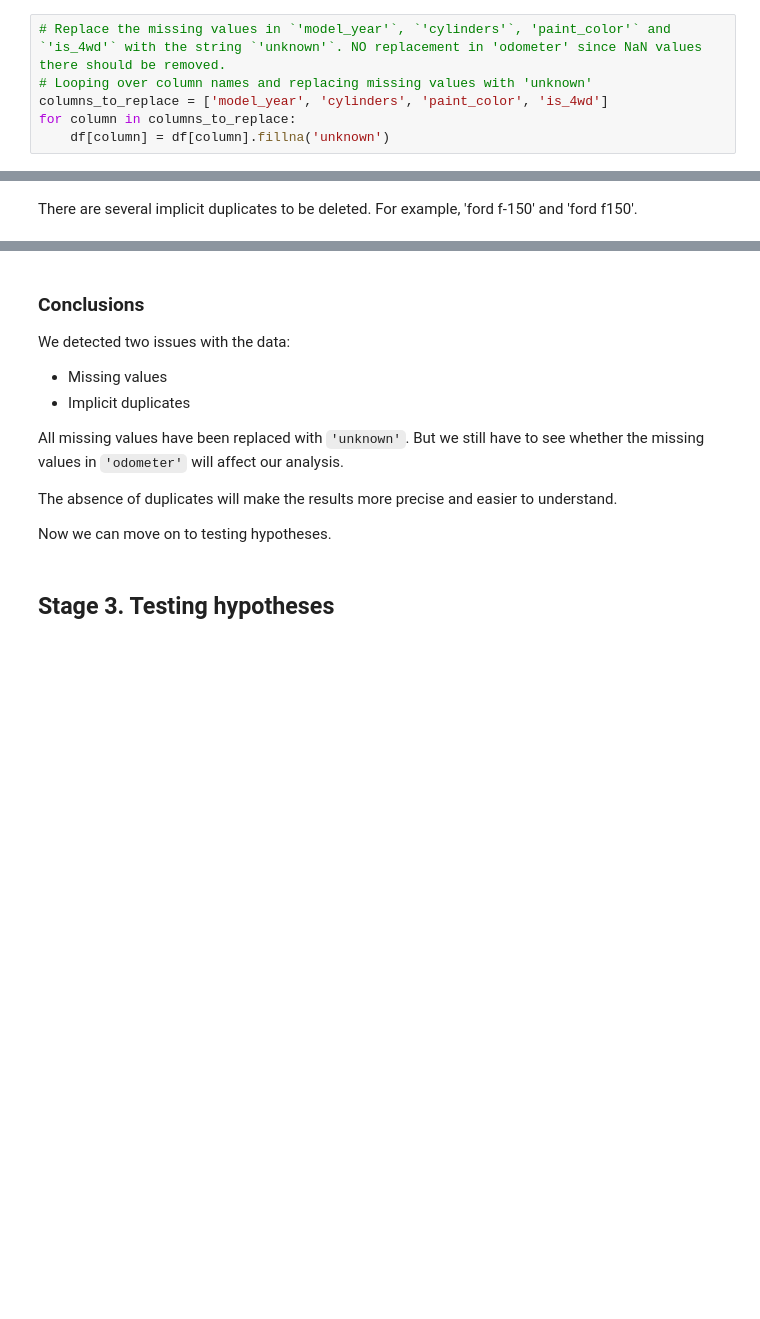
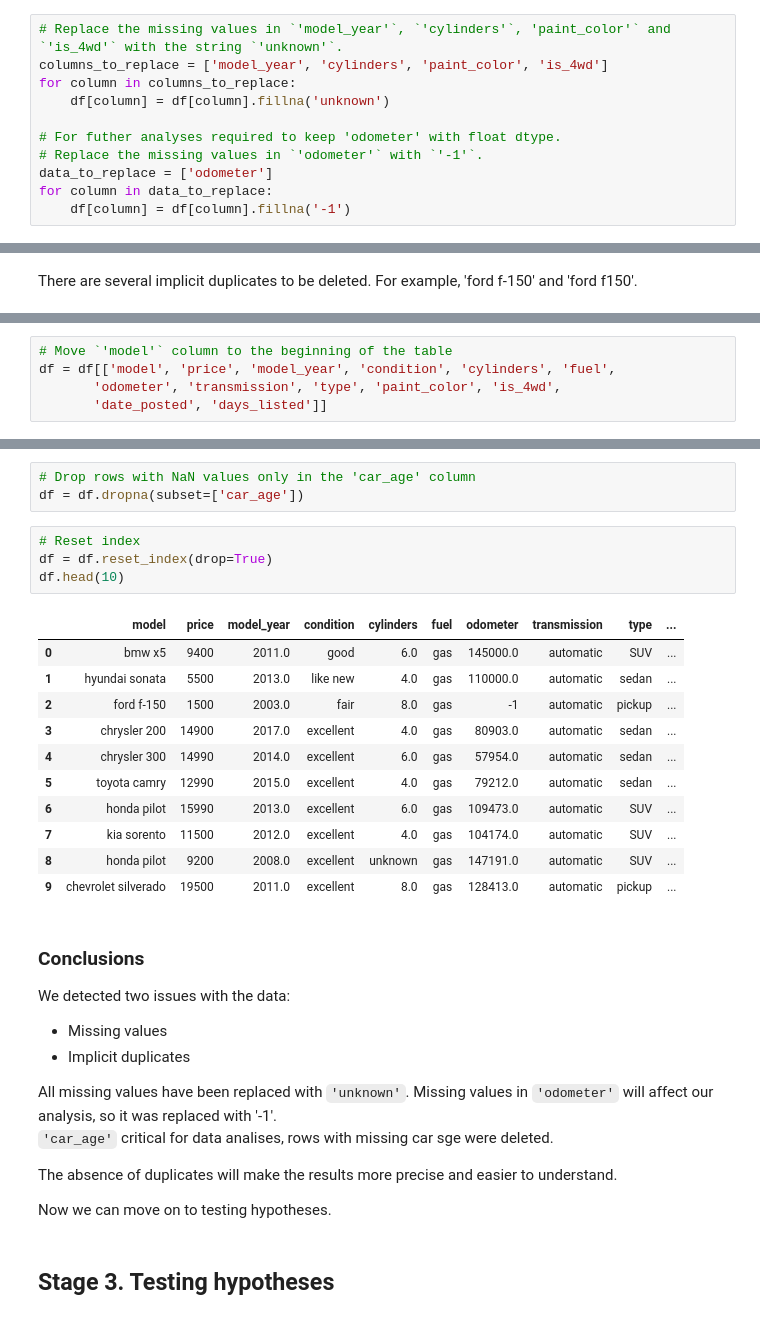
Before and after one commit to ravtsen/Car_sales_advertisements, a Jupyter notebook: Notebooks/EDA.ipynb, the cells around one changed output, grey strips where cells are left out. Saved outputs shown, nothing was run; the diff lists cells and outputs as text; blank space fills up the shorter version.

```diff
--- a/Notebooks/EDA.ipynb
+++ b/Notebooks/EDA.ipynb
@@ -159,9 +162,14 @@ But missing values in `'odometer'` can affect the comparison of car advertisemen
 * Fill in these missing values with markers
 * Evaluate how much the missing values may affect our computations
 # %%
-# Replace the missing values in `'model_year'`, `'cylinders'`, 'paint_color'` and `'is_4wd'` with the string `'unknown'`. NO replacement in 'odometer' since NaN values there should be removed.
-# Looping over column names and replacing missing values with 'unknown'
+# Replace the missing values in `'model_year'`, `'cylinders'`, 'paint_color'` and `'is_4wd'` with the string `'unknown'`.
 columns_to_replace = ['model_year', 'cylinders', 'paint_color', 'is_4wd']
 for column in columns_to_replace:
     df[column] = df[column].fillna('unknown')
+
+# For futher analyses required to keep 'odometer' with float dtype.
+# Replace the missing values in `'odometer'` with `'-1'`.
+data_to_replace = ['odometer']
+for column in data_to_replace:
+    df[column] = df[column].fillna('-1')
 # %%
@@ -303,0 +366,5 @@ sorted(df['model'].unique())
+# %%
+# Move `'model'` column to the beginning of the table
+df = df[['model', 'price', 'model_year', 'condition', 'cylinders', 'fuel',
+       'odometer', 'transmission', 'type', 'paint_color', 'is_4wd',
+       'date_posted', 'days_listed']]
@@ -304,3 +434,22 @@ sorted(df['model'].unique())
+# %%
+# Drop rows with NaN values only in the 'car_age' column
+df = df.dropna(subset=['car_age'])
+# %%
+# Reset index
+df = df.reset_index(drop=True)
+df.head(10)
+# %% [output]
+|  | model | price | model_year | condition | cylinders | fuel | odometer | transmission | type | ... |
+| 0 | bmw x5 | 9400 | 2011.0 | good | 6.0 | gas | 145000.0 | automatic | SUV | ... |
+| 1 | hyundai sonata | 5500 | 2013.0 | like new | 4.0 | gas | 110000.0 | automatic | sedan | ... |
+| 2 | ford f-150 | 1500 | 2003.0 | fair | 8.0 | gas | -1 | automatic | pickup | ... |
+| 3 | chrysler 200 | 14900 | 2017.0 | excellent | 4.0 | gas | 80903.0 | automatic | sedan | ... |
+| 4 | chrysler 300 | 14990 | 2014.0 | excellent | 6.0 | gas | 57954.0 | automatic | sedan | ... |
+| 5 | toyota camry | 12990 | 2015.0 | excellent | 4.0 | gas | 79212.0 | automatic | sedan | ... |
+| 6 | honda pilot | 15990 | 2013.0 | excellent | 6.0 | gas | 109473.0 | automatic | SUV | ... |
+| 7 | kia sorento | 11500 | 2012.0 | excellent | 4.0 | gas | 104174.0 | automatic | SUV | ... |
+| 8 | honda pilot | 9200 | 2008.0 | excellent | unknown | gas | 147191.0 | automatic | SUV | ... |
+| 9 | chevrolet silverado | 19500 | 2011.0 | excellent | 8.0 | gas | 128413.0 | automatic | pickup | ... |
 # %% [markdown]
 ### Conclusions <a id='data_preprocessing_conclusions'></a>
 We detected two issues with the data:
@@ -308,7 +457,8 @@ We detected two issues with the data:
 - Missing values
 - Implicit duplicates
 
-All missing values have been replaced with `'unknown'`. But we still have to see whether the missing values in `'odometer'` will affect our analysis.
+All missing values have been replaced with `'unknown'`. Missing values in `'odometer'` will affect our analysis, so it was replaced with '-1'.<br>
+`'car_age'` critical for data analises, rows with missing car sge were deleted.
 
 The absence of duplicates will make the results more precise and easier to understand.
 
```
Also changed, not shown: parts of 102 cells of this notebook, 4 other files.
